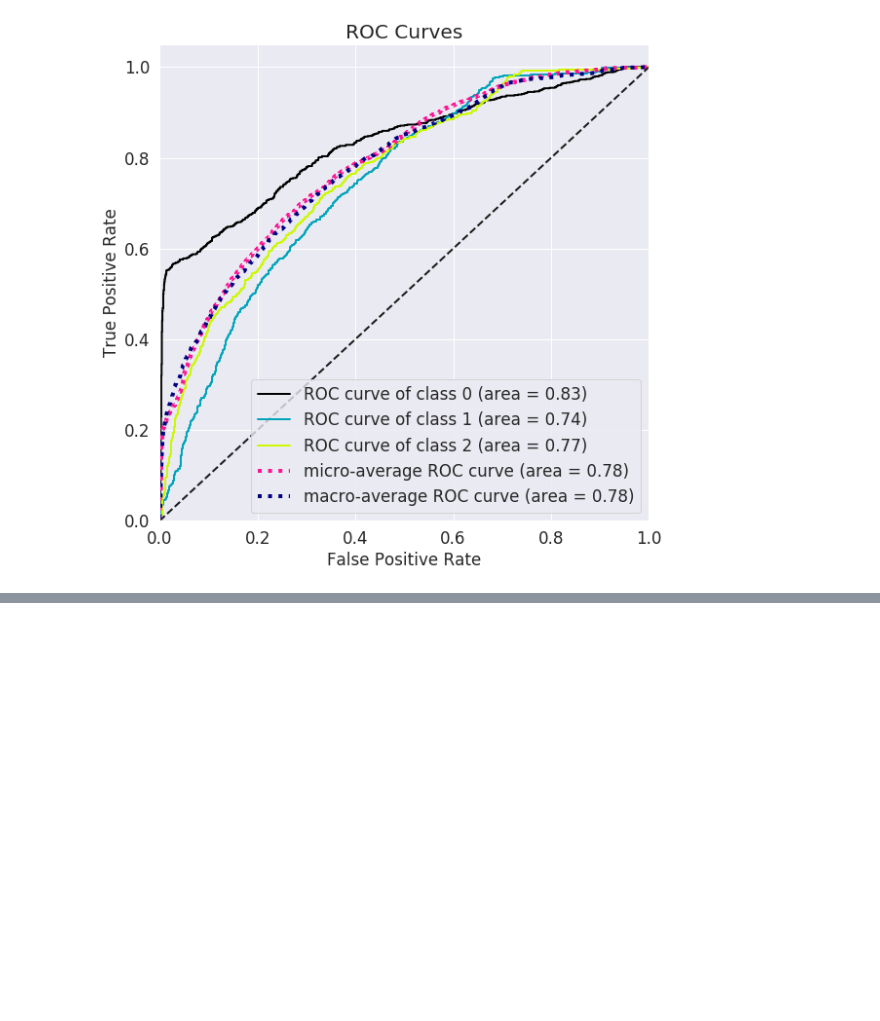
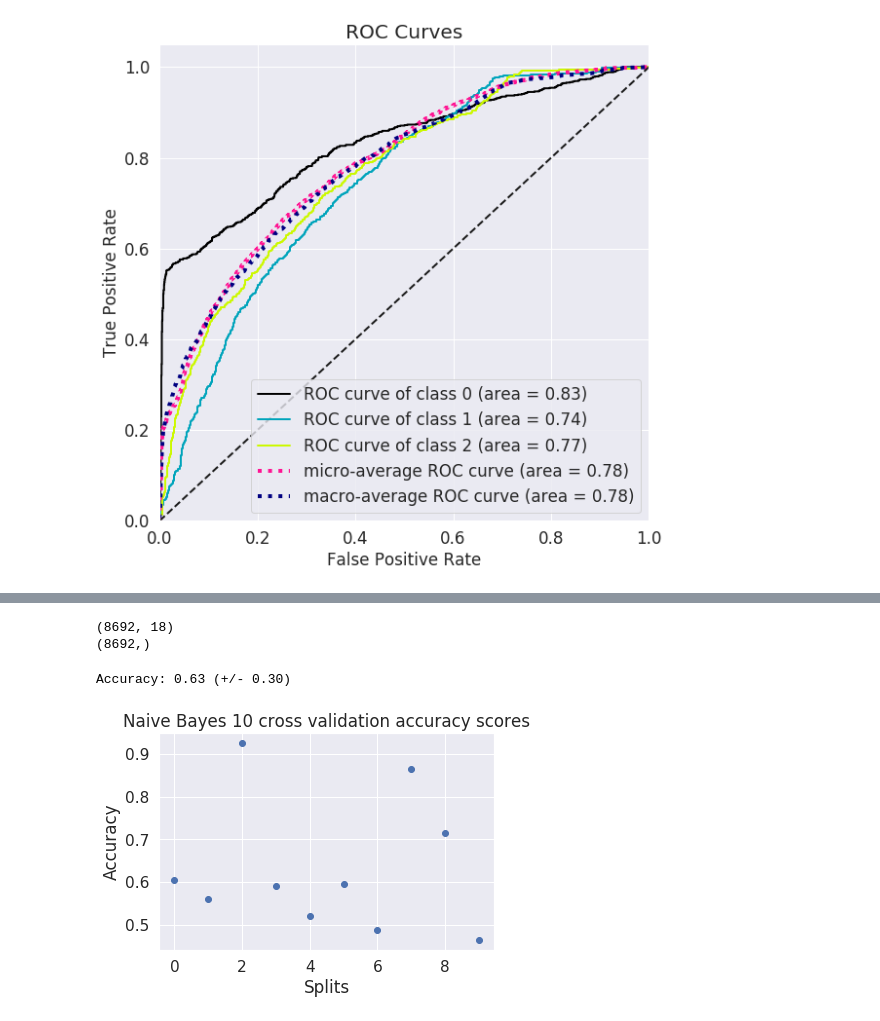
Before and after one commit to feliperamis/spotify-track-prediction, a Jupyter notebook: Practice2/NaiveBayes.ipynb, the cells around one changed output, grey strips where cells are left out. Cells and saved outputs as stored; diff of their text form; code cells hidden in the pictures; blank space fills up the shorter version.

Commit message:
final Naive Bayes 3

```diff
--- a/Practice2/NaiveBayes.ipynb
+++ b/Practice2/NaiveBayes.ipynb
@@ -121,3 +121,6 @@ skplt.plot_roc_curve(y_test, probas, figsize=(9,9))
 # %% [output]
 <matplotlib.axes._subplots.AxesSubplot at 0x...>
 [figure]
+# %%
+df=pd.read_csv("../datasets/NormalizedSpotifyDataset.csv",header=None)
+df.head()
@@ -123,0 +135,6 @@ skplt.plot_roc_curve(y_test, probas, figsize=(9,9))
+# %%
+df.columns = df.iloc[0]
+df = df.drop(0)
+df.columns = df.columns.fillna('to_drop')
+df.drop('to_drop', axis = 1, inplace = True)
+df.head()
@@ -123,0 +149,24 @@ skplt.plot_roc_curve(y_test, probas, figsize=(9,9))
+# %%
+#X = df.drop(['popularity', 'key', 'time_signature','danceability','energy','loudness','acousticness','instrumentalness','valence','track_len','artist_len','num_artists'],axis=1)
+X = df.drop(['popularity','key','time_signature'],axis=1)
+y = df['popularity']
+print(X.shape)
+print(y.shape)
+# %% [output]
+(8692, 18)
+(8692,)
+# %%
+cv = StratifiedKFold(n_splits=10, random_state=1)
+
+gnb = GaussianNB()
+cv_scores = cross_val_score(gnb,X=X,y=y,cv=cv)
+print("Accuracy: %0.2f (+/- %0.2f)" % (cv_scores.mean(), cv_scores.std() * 2))
+
+plt.plot(cv_scores,"bo")
+plt.title('Naive Bayes 10 cross validation accuracy scores')
+plt.ylabel('Accuracy')
+plt.xlabel('Splits')
+plt.grid(True)
+# %% [output]
+Accuracy: 0.63 (+/- 0.30)
+[figure, added]
```
Also changed, not shown: parts of 6 cells of this notebook.
